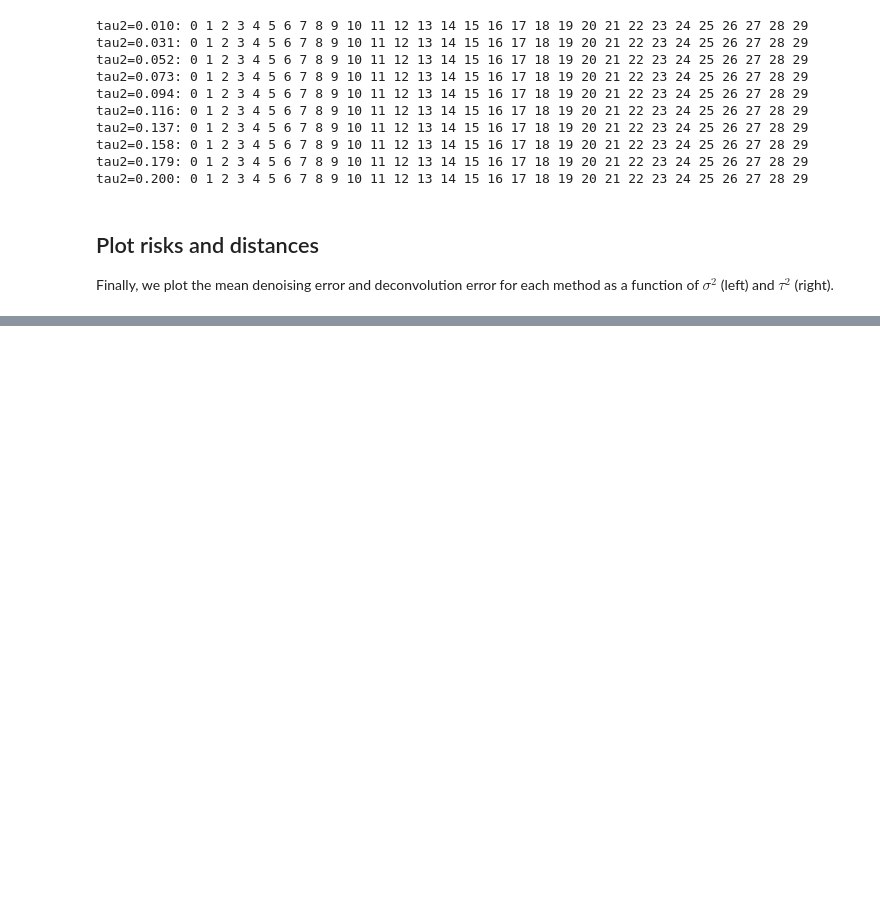
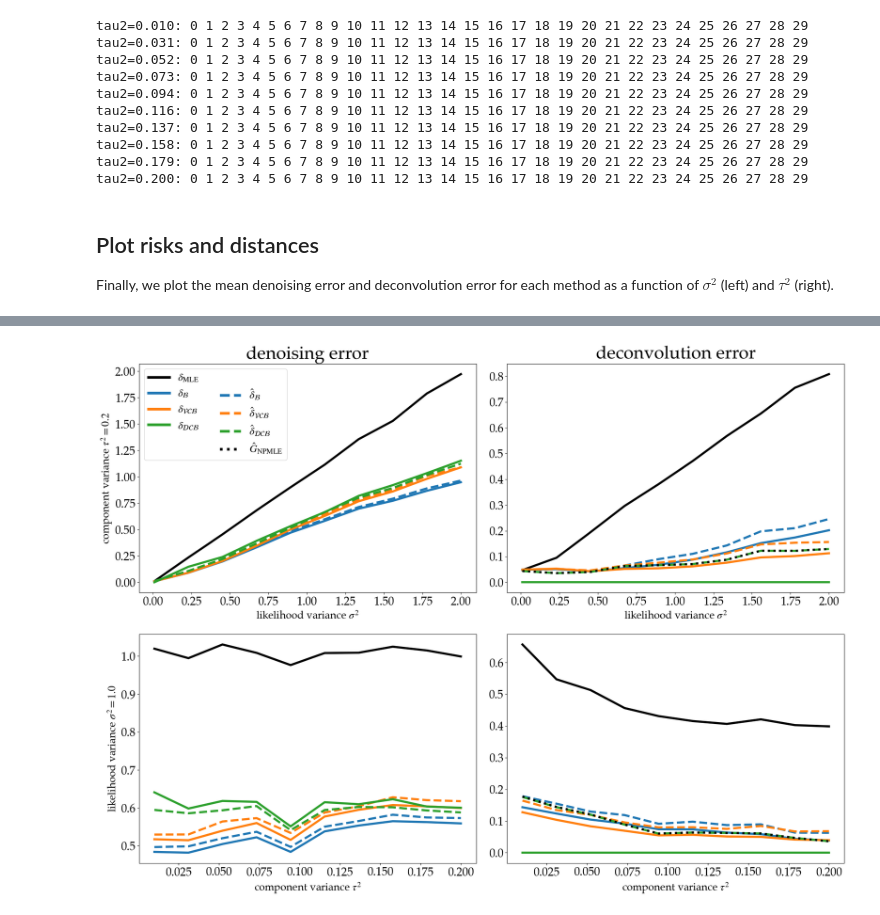
Before and after one commit to aqjaffe/constrained-denoising-EB-OT, a Jupyter notebook: sim_1d.ipynb, the cells around one changed output, grey strips where cells are left out. Saved outputs shown, nothing was run; the diff lists cells and outputs as text; code cells hidden in the pictures; blank space fills up the shorter version.

```diff
--- a/sim_1d.ipynb
+++ b/sim_1d.ipynb
@@ -332,0 +361,55 @@ plt.savefig('figs/sim_1d.png', bbox_inches='tight', pad_inches=0.3)
+# %%
+fig, ax = plt.subplots(2, 2, figsize=(20, 15))
+
+denoisers_latex = ['$\\delta_{\\mathrm{MLE}}$',
+                   '$\\delta_{\\mathcal{B}}$','$\\hat{\\delta}_{\\mathcal{B}}$',
+                   '$\\delta_{\\mathcal{VCB}}$','$\\hat{\\delta}_{\\mathcal{VCB}}$',
+                   '$\\delta_{\\mathcal{DCB}}$','$\\hat{\\delta}_{\\mathcal{DCB}}$']
+ghat_color, ghat_style, ghat_latex = 'black', 'dotted', '$\\hat{G}_{\\mathrm{NPMLE}}$'
+
+# top row: varying sigma^2
+for r in range(7):
+    ax[0,0].plot(sigma2s, risks_sigma2_mean[r,:], linewidth=4,
+               color=colors[r], linestyle=styles[r], label=denoisers_latex[r])
+ax[0,0].set_title('denoising error', fontsize=34, weight='bold')
+ax[0,0].set_ylabel('component variance $\\tau^2=0.2$', fontsize=20)
+ax[0,0].set_xlabel('likelihood variance $\\sigma^2$', fontsize=20)
+
+for r in range(7):
+    ax[0,1].plot(sigma2s, dists_sigma2_mean[r,:], linewidth=4,
+               color=colors[r], linestyle=styles[r], label=denoisers_latex[r])
+ax[0,1].plot(sigma2s, dists_sigma2_mean[7,:], linewidth=4,
+           color=ghat_color, linestyle=ghat_style, label=ghat_latex)
+ax[0,1].set_title('deconvolution error', fontsize=34, weight='bold')
+ax[0,1].set_xlabel('likelihood variance $\\sigma^2$', fontsize=20)
+
+# bottom row: varying tau^2
+for r in range(7):
+    ax[1,0].plot(tau2s, risks_tau2_mean[r,:], linewidth=4,
+               color=colors[r], linestyle=styles[r], label=denoisers_latex[r])
+ax[1,0].set_ylabel('likelihood variance $\\sigma^2=1.0$', fontsize=20)
+ax[1,0].set_xlabel('component variance $\\tau^2$', fontsize=20)
+
+for r in range(7):
+    ax[1,1].plot(tau2s, dists_tau2_mean[r,:], linewidth=4,
+               color=colors[r], linestyle=styles[r], label=denoisers_latex[r])
+ax[1,1].plot(tau2s, dists_tau2_mean[7,:], linewidth=4,
+           color=ghat_color, linestyle=ghat_style, label=ghat_latex)
+ax[1,1].set_xlabel('component variance $\\tau^2$', fontsize=20)
+
+from matplotlib.lines import Line2D
+def leg_handle(color, style):
+    return Line2D([0],[0], color=color, linestyle=style, linewidth=5)
+blank = Line2D([0],[0], color='none')
+handles = [leg_handle('black','solid'), leg_handle('C0','solid'), leg_handle('C1','solid'), leg_handle('C2','solid'), blank,
+           blank, leg_handle('C0','dashed'), leg_handle('C1','dashed'), leg_handle('C2','dashed'), leg_handle(ghat_color,ghat_style)]
+labels = [denoisers_latex[0], denoisers_latex[1], denoisers_latex[3], denoisers_latex[5], ' ',
+          ' ', denoisers_latex[2], denoisers_latex[4], denoisers_latex[6], ghat_latex]
+legend_fontsize = 0.9 * plt.rcParams['font.size']
+ax[0,0].legend(handles, labels, ncol=2, loc='upper left', fontsize=legend_fontsize)
+
+plt.tight_layout()
+plt.savefig('figs/sim_1d.pdf', bbox_inches='tight', pad_inches=0.3)
+plt.savefig('figs/sim_1d.png', bbox_inches='tight', pad_inches=0.3)
+# %% [output]
+[figure, added]
```
Also changed, not shown: parts of 5 cells of this notebook.
